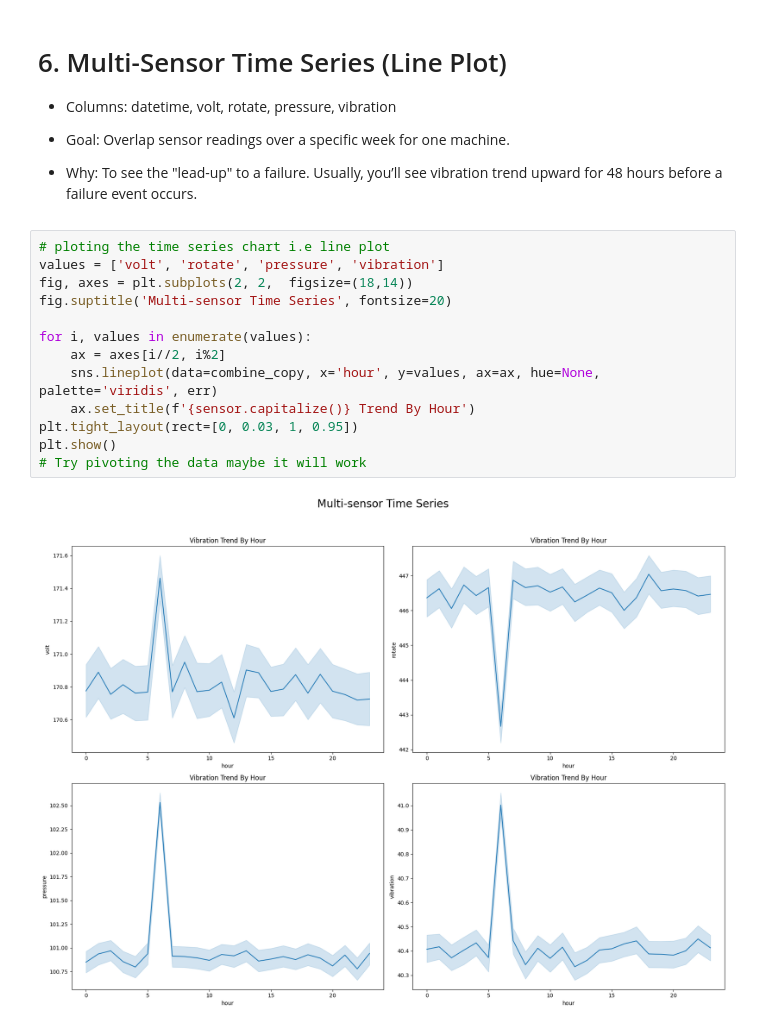
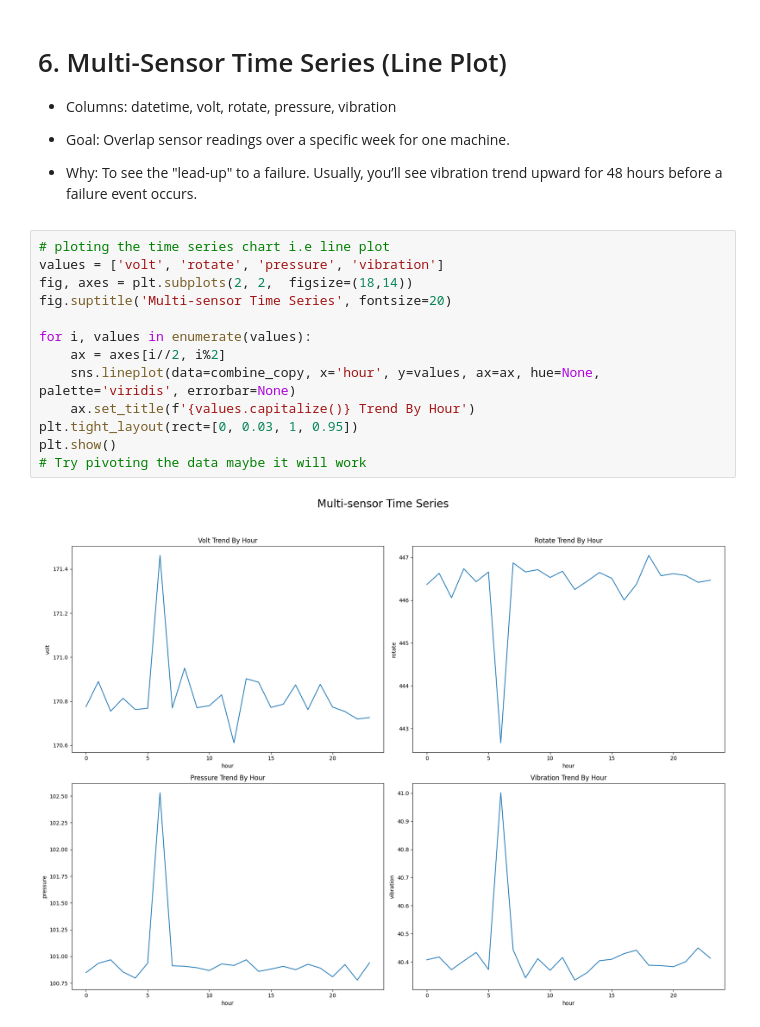
Before and after one commit to Brian342/RedBull_SensorSync, a Jupyter notebook: SensorSync.ipynb, the cells around one changed output. Drawn from its saved outputs; the diff is of its cells as text.

```diff
--- a/SensorSync.ipynb
+++ b/SensorSync.ipynb
@@ -436,15 +436,15 @@ plt.show()
 # %%
 # ploting the time series chart i.e line plot
 values = ['volt', 'rotate', 'pressure', 'vibration']
 fig, axes = plt.subplots(2, 2,  figsize=(18,14))
 fig.suptitle('Multi-sensor Time Series', fontsize=20)
 
 for i, values in enumerate(values):
     ax = axes[i//2, i%2]
-    sns.lineplot(data=combine_copy, x='hour', y=values, ax=ax, hue=None, palette='viridis', err)
-    ax.set_title(f'{sensor.capitalize()} Trend By Hour')
+    sns.lineplot(data=combine_copy, x='hour', y=values, ax=ax, hue=None, palette='viridis', errorbar=None)
+    ax.set_title(f'{values.capitalize()} Trend By Hour')
 plt.tight_layout(rect=[0, 0.03, 1, 0.95])
 plt.show()
 # Try pivoting the data maybe it will work
 # %% [output]
-[figure, old version]
+[figure, new version]
```
Also changed, not shown: parts of 3 cells of this notebook.
